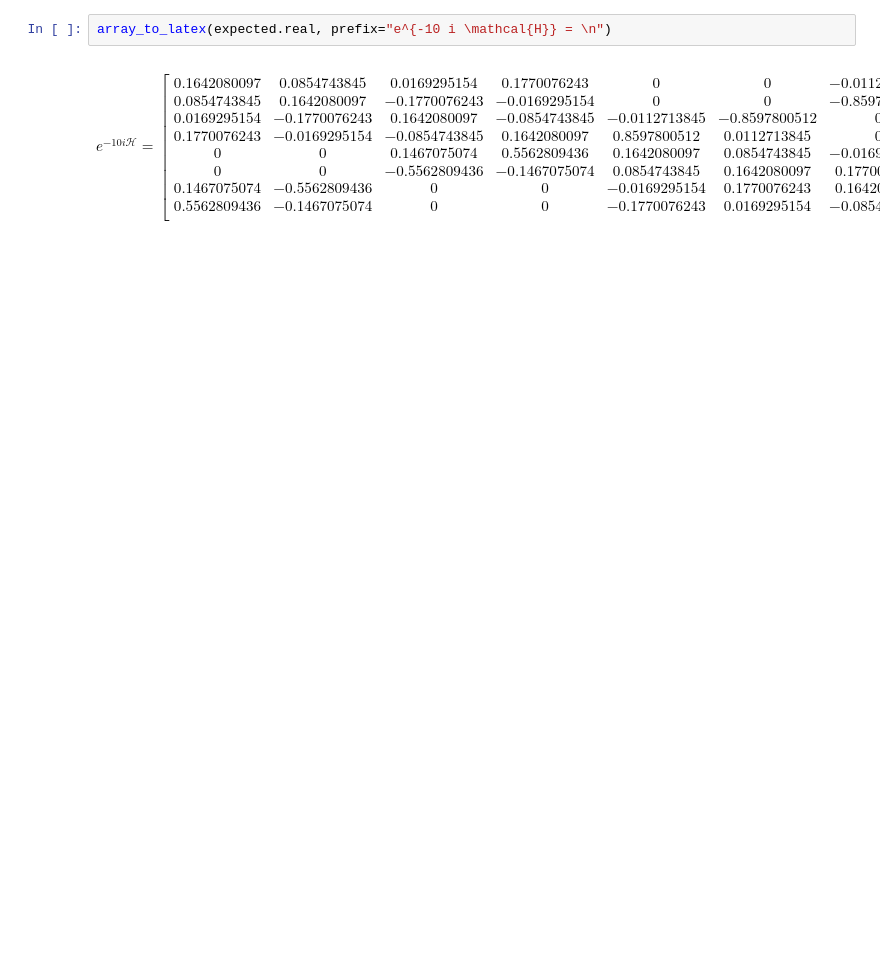
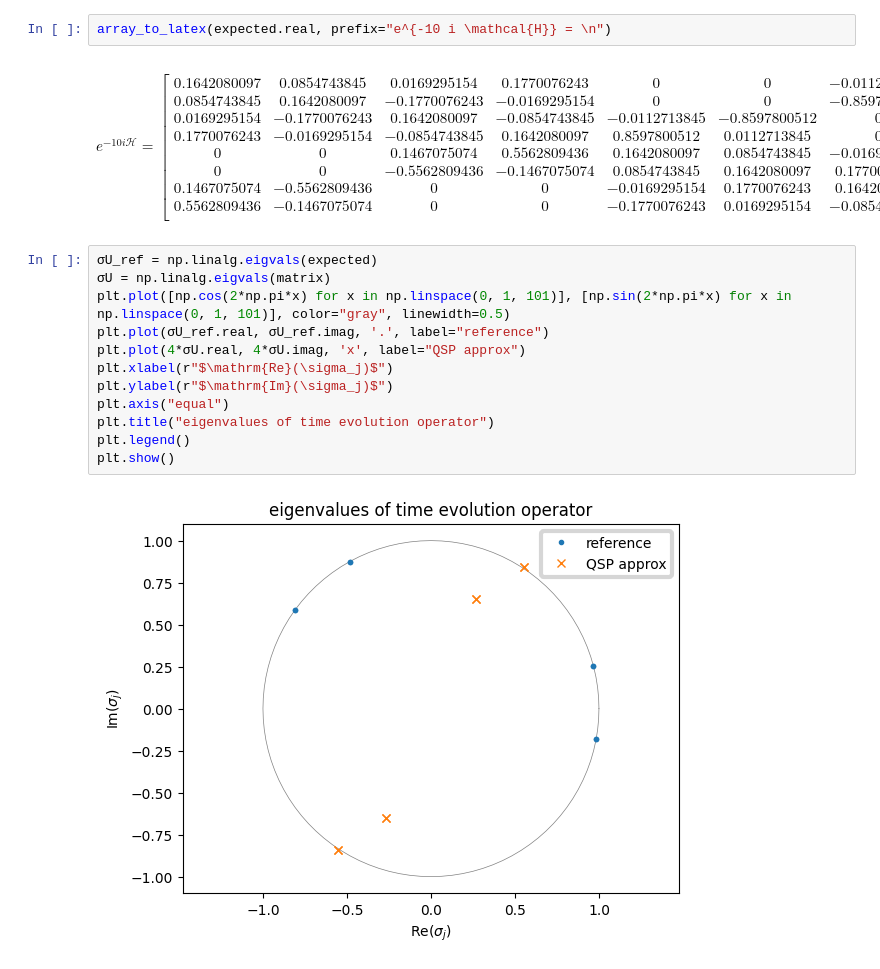
Before and after one commit to thilomueller/Seminar-Quantum-Computing, a Jupyter notebook: hamiltonian_simulation.ipynb, the cells around one changed output. Drawn from its saved outputs; the diff is of its cells as text; blank space fills up the shorter version.

```diff
--- a/hamiltonian_simulation.ipynb
+++ b/hamiltonian_simulation.ipynb
@@ -145,3 +158,17 @@ e^{-10 i \mathcal{H}} =
  0.5562809436 & -0.1467075074 & 0 & 0 & -0.1770076243 & 0.0169295154 & -0.0854743845 & 0.1642080097  \\
  \end{bmatrix}
 $$
+# %%
+σU_ref = np.linalg.eigvals(expected)
+σU = np.linalg.eigvals(matrix)
+plt.plot([np.cos(2*np.pi*x) for x in np.linspace(0, 1, 101)], [np.sin(2*np.pi*x) for x in np.linspace(0, 1, 101)], color="gray", linewidth=0.5)
+plt.plot(σU_ref.real, σU_ref.imag, '.', label="reference")
+plt.plot(4*σU.real, 4*σU.imag, 'x', label="QSP approx")
+plt.xlabel(r"$\mathrm{Re}(\sigma_j)$")
+plt.ylabel(r"$\mathrm{Im}(\sigma_j)$")
+plt.axis("equal")
+plt.title("eigenvalues of time evolution operator")
+plt.legend()
+plt.show()
+# %% [output]
+[figure, added]
```
Also changed, not shown: parts of 5 cells of this notebook.
